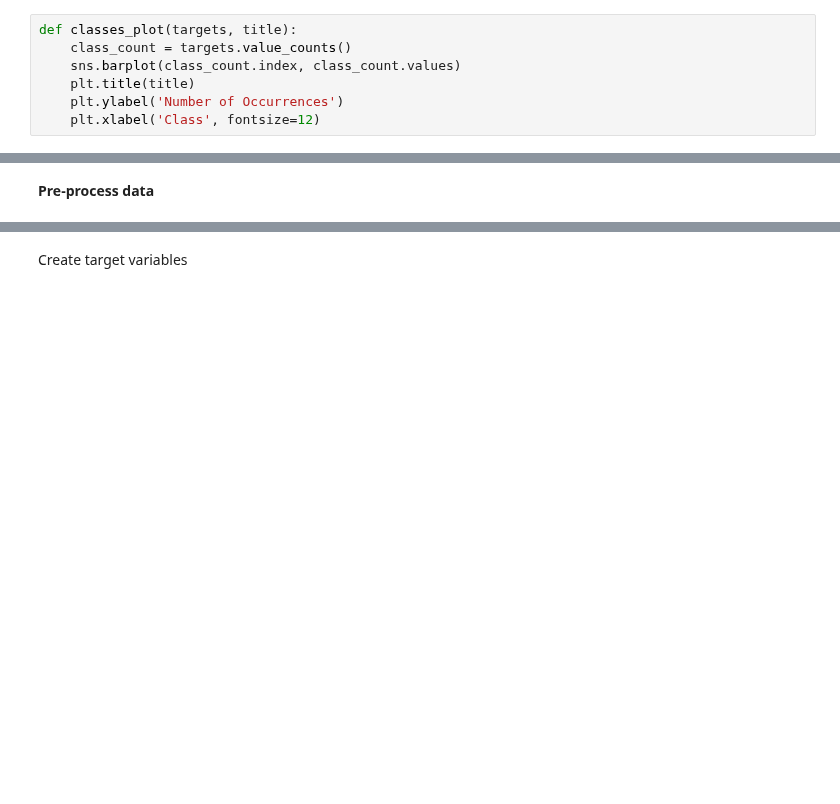
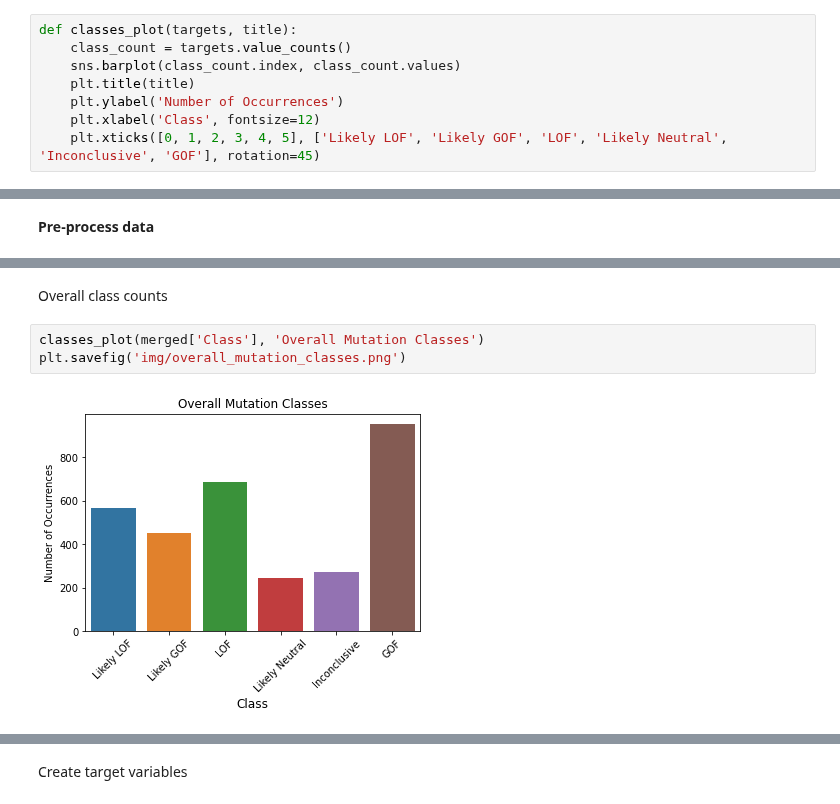
Before and after one commit to Shredder42/mutations, a Jupyter notebook: analysis.ipynb, the cells around one changed output, grey strips where cells are left out. Saved outputs shown, nothing was run; the diff lists cells and outputs as text; blank space fills up the shorter version.

```diff
--- a/analysis.ipynb
+++ b/analysis.ipynb
@@ -29,4 +29,5 @@ def classes_plot(targets, title):
     plt.title(title)
     plt.ylabel('Number of Occurrences')
     plt.xlabel('Class', fontsize=12)
+    plt.xticks([0, 1, 2, 3, 4, 5], ['Likely LOF', 'Likely GOF', 'LOF', 'Likely Neutral', 'Inconclusive', 'GOF'], rotation=45)
 # %%
@@ -244,0 +252,7 @@ len(text_list)
+# %% [markdown]
+Overall class counts
+# %%
+classes_plot(merged['Class'], 'Overall Mutation Classes')
+plt.savefig('img/overall_mutation_classes.png')
+# %% [output]
+[figure, added]
```
Also changed, not shown: parts of 80 cells of this notebook, 7 other files.
